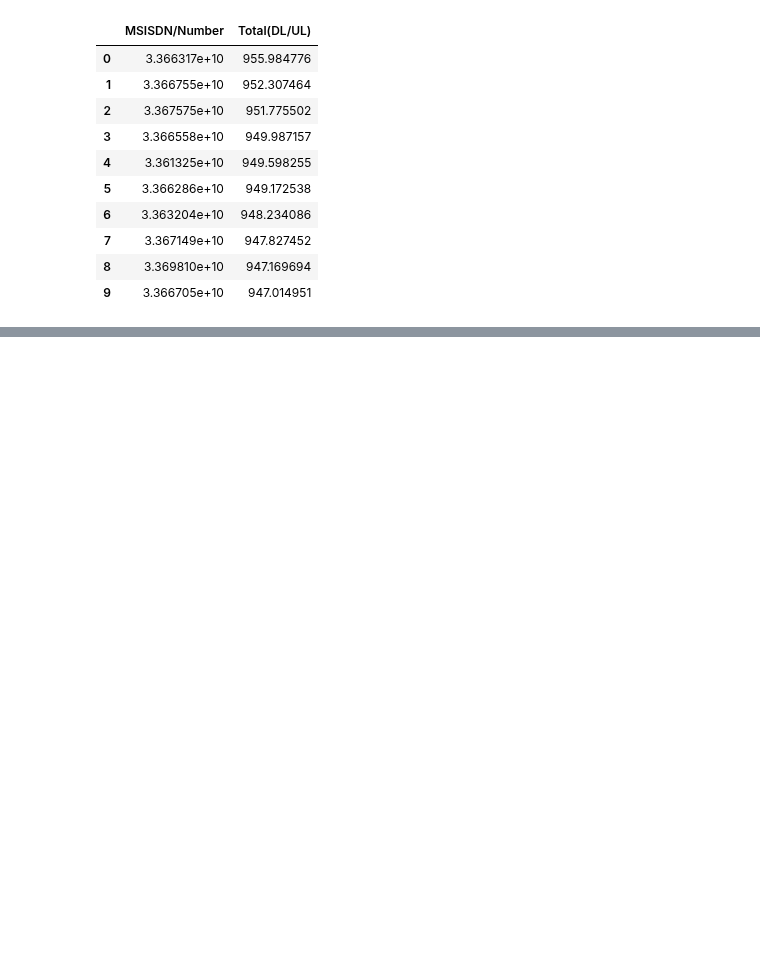
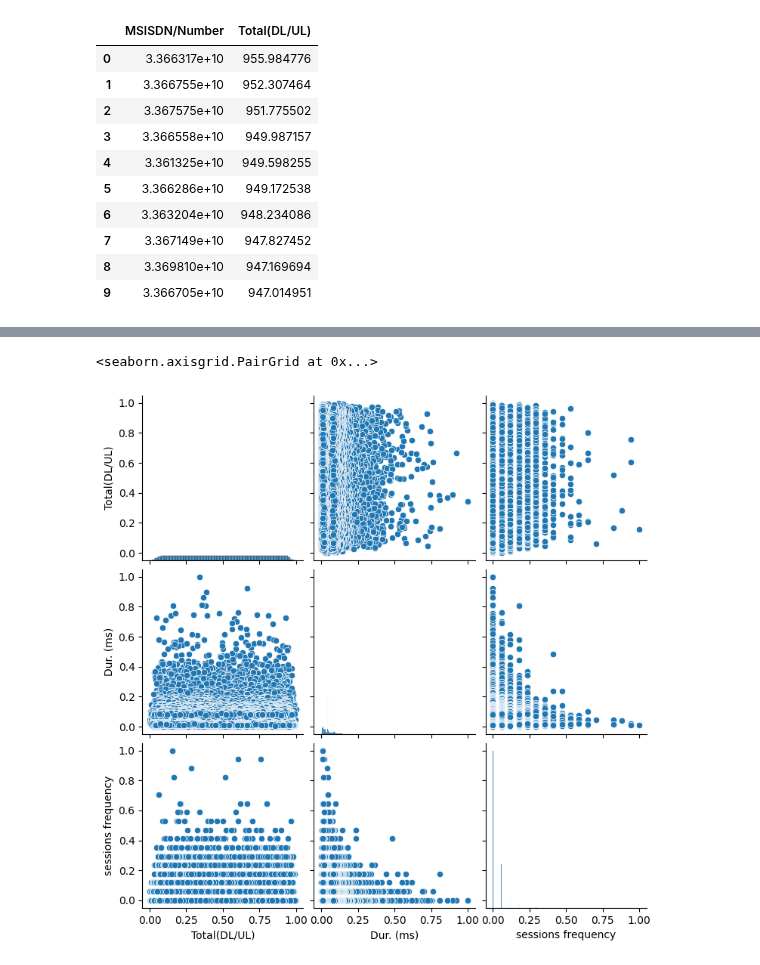
Before and after one commit to nahomHmichael/Telecom-User-Analytics, a Jupyter notebook: notebooks/user_engagement_analysis.ipynb, the cells around one changed output, grey strips where cells are left out. Drawn from its saved outputs; the diff is of its cells as text; code cells hidden in the pictures; blank space fills up the shorter version.

```diff
--- a/notebooks/user_engagement_analysis.ipynb
+++ b/notebooks/user_engagement_analysis.ipynb
@@ -133,15 +153,28 @@ sns.pairplot(engagement_df[['Total(DL/UL)', 'Dur. (ms)', 'sessions frequency']],
 # %%
 # Noramlizing duration
 from sklearn.preprocessing import MinMaxScaler
-normalize_column_df = pd.DataFrame(new_df['Dur. (ms)'])
+normalize_column_df = pd.DataFrame(engagement_df['Dur. (ms)'])
 normalize_column_values = normalize_column_df.values
 normalizer = MinMaxScaler()
 scaled_values = normalizer.fit_transform(normalize_column_values)
-new_df['Dur. (ms)'] = scaled_values
+engagement_df['Dur. (ms)'] = scaled_values
 # %%
 # Normalizing session frequency
-normalize_column_df = pd.DataFrame(new_df['sessions frequency'])
+normalize_column_df = pd.DataFrame(engagement_df['sessions frequency'])
 normalize_column_values = normalize_column_df.values
 normalizer = MinMaxScaler()
 scaled_values = normalizer.fit_transform(normalize_column_values)
-new_df['sessions frequency'] = scaled_values
+engagement_df['sessions frequency'] = scaled_values
+# %%
+# Normalizing total DL/UL
+normalize_column_df = pd.DataFrame(engagement_df['Total(DL/UL)'])
+normalize_column_values = normalize_column_df.values
+normalizer = MinMaxScaler()
+scaled_values = normalizer.fit_transform(normalize_column_values)
+engagement_df['Total(DL/UL)'] = scaled_values
+# %%
+# Columns after normalization
+sns.pairplot(engagement_df[['Total(DL/UL)', 'Dur. (ms)', 'sessions frequency']],palette='set2')
+# %% [output]
+<seaborn.axisgrid.PairGrid at 0x...>
+[figure, added]
```
Also changed, not shown: parts of 45 cells of this notebook.
